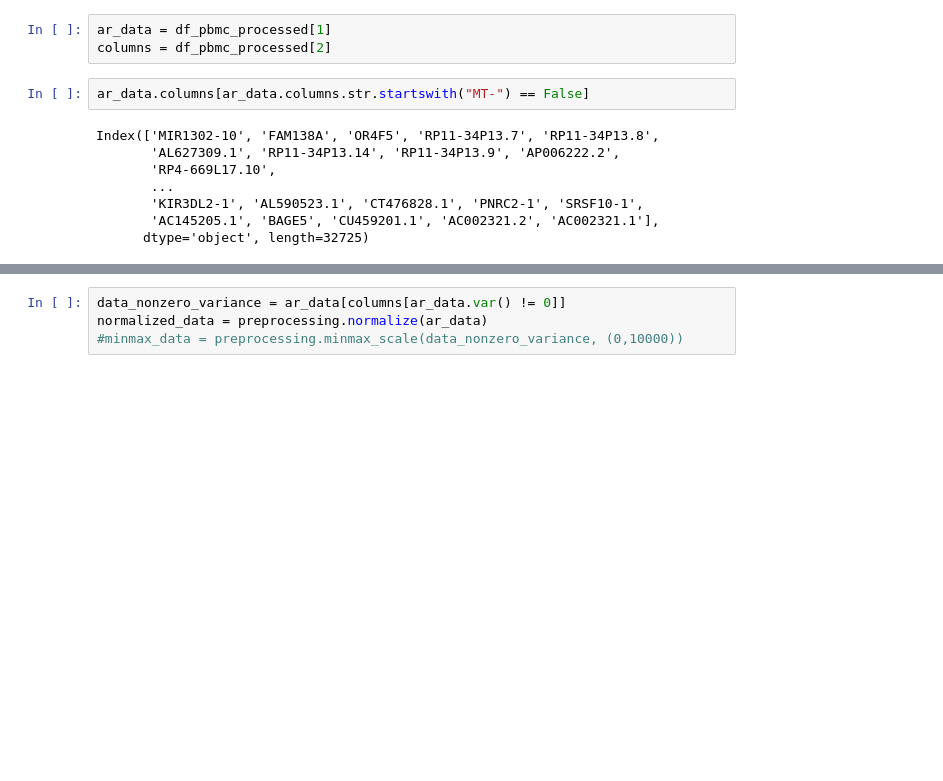
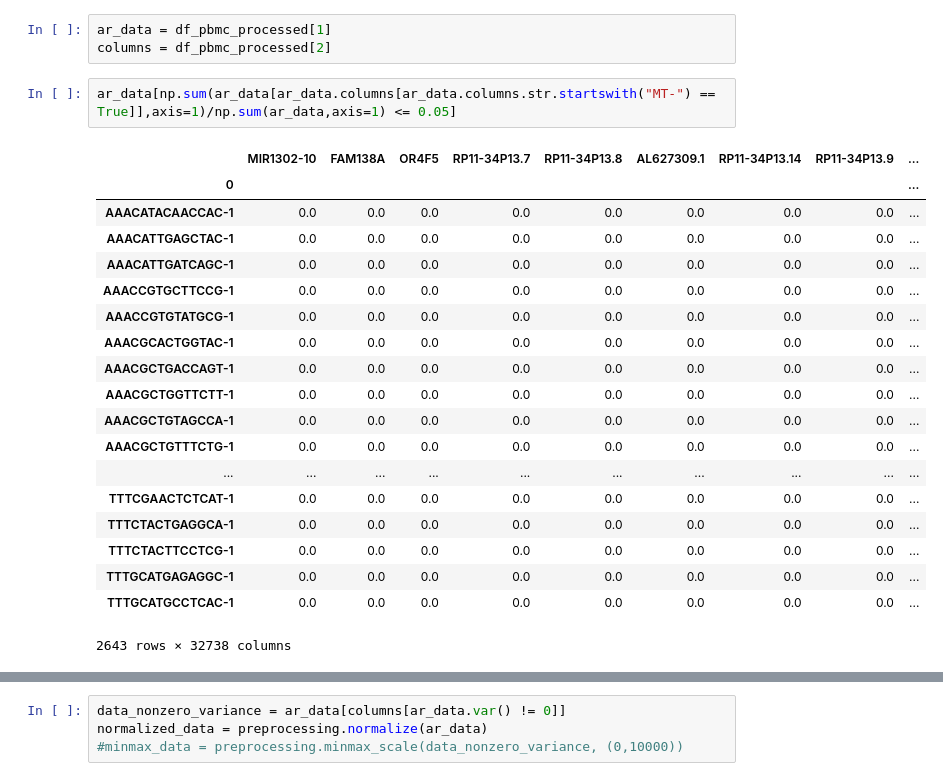
Before and after one commit to datascience-mobi/project-04-group-04, a Jupyter notebook: Analysis sheet.ipynb, the cells around one changed output, grey strips where cells are left out. Cells and saved outputs as stored; diff of their text form; blank space fills up the shorter version.

```diff
--- a/Analysis sheet.ipynb
+++ b/Analysis sheet.ipynb
@@ -735,12 +735,24 @@ df_pbmc_processed = data.process()
 ar_data = df_pbmc_processed[1]
 columns = df_pbmc_processed[2]
 # %%
-ar_data.columns[ar_data.columns.str.startswith("MT-") == False]
+ar_data[np.sum(ar_data[ar_data.columns[ar_data.columns.str.startswith("MT-") == True]],axis=1)/np.sum(ar_data,axis=1) <= 0.05]
 # %% [output]
+|  | MIR1302-10 | FAM138A | OR4F5 | RP11-34P13.7 | RP11-34P13.8 | AL627309.1 | RP11-34P13.14 | RP11-34P13.9 | ... |
+| 0 |  |  |  |  |  |  |  |  | ... |
+| AAACATACAACCAC-1 | 0.0 | 0.0 | 0.0 | 0.0 | 0.0 | 0.0 | 0.0 | 0.0 | ... |
+| AAACATTGAGCTAC-1 | 0.0 | 0.0 | 0.0 | 0.0 | 0.0 | 0.0 | 0.0 | 0.0 | ... |
+| AAACATTGATCAGC-1 | 0.0 | 0.0 | 0.0 | 0.0 | 0.0 | 0.0 | 0.0 | 0.0 | ... |
+| AAACCGTGCTTCCG-1 | 0.0 | 0.0 | 0.0 | 0.0 | 0.0 | 0.0 | 0.0 | 0.0 | ... |
+| AAACCGTGTATGCG-1 | 0.0 | 0.0 | 0.0 | 0.0 | 0.0 | 0.0 | 0.0 | 0.0 | ... |
+| AAACGCACTGGTAC-1 | 0.0 | 0.0 | 0.0 | 0.0 | 0.0 | 0.0 | 0.0 | 0.0 | ... |
+| AAACGCTGACCAGT-1 | 0.0 | 0.0 | 0.0 | 0.0 | 0.0 | 0.0 | 0.0 | 0.0 | ... |
+| AAACGCTGGTTCTT-1 | 0.0 | 0.0 | 0.0 | 0.0 | 0.0 | 0.0 | 0.0 | 0.0 | ... |
+| AAACGCTGTAGCCA-1 | 0.0 | 0.0 | 0.0 | 0.0 | 0.0 | 0.0 | 0.0 | 0.0 | ... |
+| AAACGCTGTTTCTG-1 | 0.0 | 0.0 | 0.0 | 0.0 | 0.0 | 0.0 | 0.0 | 0.0 | ... |
+| ... | ... | ... | ... | ... | ... | ... | ... | ... | ... |
+| TTTCGAACTCTCAT-1 | 0.0 | 0.0 | 0.0 | 0.0 | 0.0 | 0.0 | 0.0 | 0.0 | ... |
+| TTTCTACTGAGGCA-1 | 0.0 | 0.0 | 0.0 | 0.0 | 0.0 | 0.0 | 0.0 | 0.0 | ... |
+| TTTCTACTTCCTCG-1 | 0.0 | 0.0 | 0.0 | 0.0 | 0.0 | 0.0 | 0.0 | 0.0 | ... |
+| TTTGCATGAGAGGC-1 | 0.0 | 0.0 | 0.0 | 0.0 | 0.0 | 0.0 | 0.0 | 0.0 | ... |
+| TTTGCATGCCTCAC-1 | 0.0 | 0.0 | 0.0 | 0.0 | 0.0 | 0.0 | 0.0 | 0.0 | ... |
-Index(['MIR1302-10', 'FAM138A', 'OR4F5', 'RP11-34P13.7', 'RP11-34P13.8',
-       'AL627309.1', 'RP11-34P13.14', 'RP11-34P13.9', 'AP006222.2',
-       'RP4-669L17.10',
-       ...
-       'KIR3DL2-1', 'AL590523.1', 'CT476828.1', 'PNRC2-1', 'SRSF10-1',
-       'AC145205.1', 'BAGE5', 'CU459201.1', 'AC002321.2', 'AC002321.1'],
-      dtype='object', length=32725)
+2643 rows × 32738 columns
```
Also changed, not shown: parts of 7 cells of this notebook.
